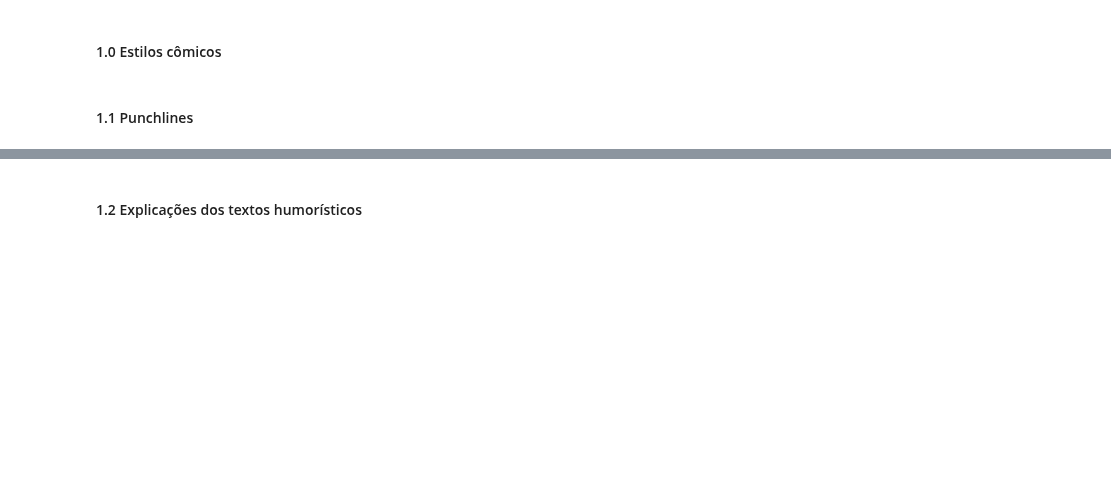
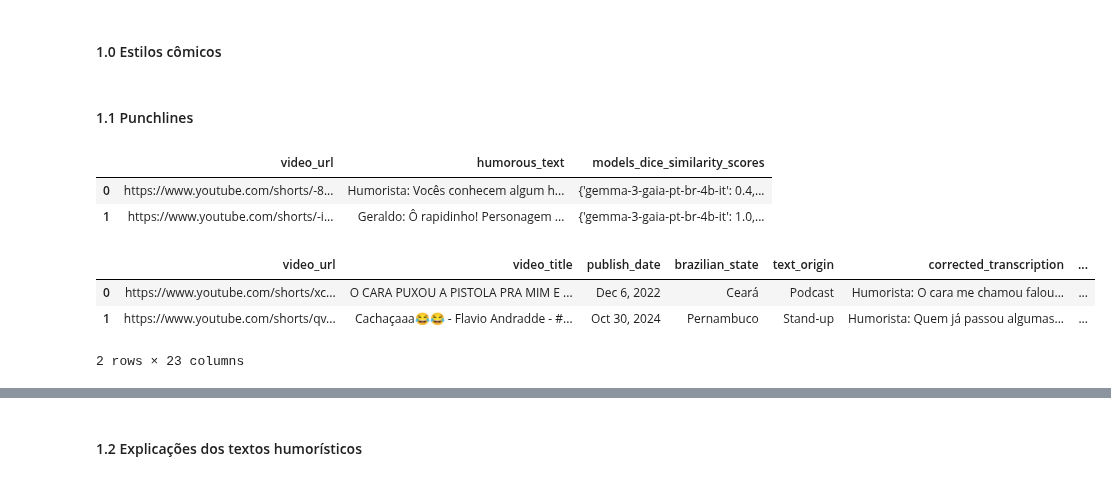
Before and after one commit to llm-pt-ibm/brazilian_northeast_humor_benchmark, a Jupyter notebook: results_exploration.ipynb, the cells around one changed output, grey strips where cells are left out. Saved outputs shown, nothing was run; the diff lists cells and outputs as text; code cells hidden in the pictures; blank space fills up the shorter version.

```diff
--- a/results_exploration.ipynb
+++ b/results_exploration.ipynb
@@ -247,3 +258,39 @@ comic_styles_common_errors_df = get_common_texts_by_style(comic_styles_df, corre
 comic_styles_common_correct_df = get_common_texts_by_style(comic_styles_df, correct_flag=1, min_models=MIN_MODELS_REPEATS)
 # %% [markdown]
 #### 1.1 Punchlines
+# %%
+rows = []
+for model_key, content in data.items():
+    for punchline in content.get("punchlines", []):
+        row = {"source_model_key": model_key}
+        row.update(punchline)
+        rows.append(row)
+
+punchlines_results_df = pd.DataFrame(rows)
+required_cols = {"video_url", "dice_similarity", "humorous_text", "model_name"}
+missing = required_cols - set(punchlines_results_df.columns)
+if missing:
+    raise ValueError(f"Missing expected columns in data: {missing}")
+
+punchlines_results_df["video_url"] = punchlines_results_df["video_url"].apply(clean_text).str.lower()
+punchlines_results_df["humorous_text"] = punchlines_results_df["humorous_text"].apply(clean_text)
+punchlines_metrics_results = (
+    punchlines_results_df.groupby(["video_url", "humorous_text"])
+      .apply(lambda g: dict(zip(g["model_name"], g["dice_similarity"])))
+      .reset_index(name="models_dice_similarity_scores")
+)
+
+punchlines_metrics_results.head(2)
+# %% [output]
+|  | video_url | humorous_text | models_dice_similarity_scores |
+| 0 | https://www.youtube.com/shorts/-8... | Humorista: Vocês conhecem algum h... | {'gemma-3-gaia-pt-br-4b-it': 0.4,... |
+| 1 | https://www.youtube.com/shorts/-i... | Geraldo: Ô rapidinho! Personagem ... | {'gemma-3-gaia-pt-br-4b-it': 1.0,... |
+# %%
+punchlines_merged_df = original_df.merge(punchlines_metrics_results, on = 'video_url', how = 'left')
+punchlines_merged_df['models_dice_similarity_scores_mean'] = punchlines_merged_df['models_dice_similarity_scores'].apply(lambda metrics: mean(metrics.values()))
+punchlines_merged_df.head(2)
+# %% [output]
+|  | video_url | video_title | publish_date | brazilian_state | text_origin | corrected_transcription | ... |
+| 0 | https://www.youtube.com/shorts/xc... | O CARA PUXOU A PISTOLA PRA MIM E ... | Dec 6, 2022 | Ceará | Podcast | Humorista: O cara me chamou falou... | ... |
+| 1 | https://www.youtube.com/shorts/qv... | Cachaçaaa😂😂 - Flavio Andradde - #... | Oct 30, 2024 | Pernambuco | Stand-up | Humorista: Quem já passou algumas... | ... |
+2 rows × 23 columns
```
Also changed, not shown: parts of 10 cells of this notebook.
